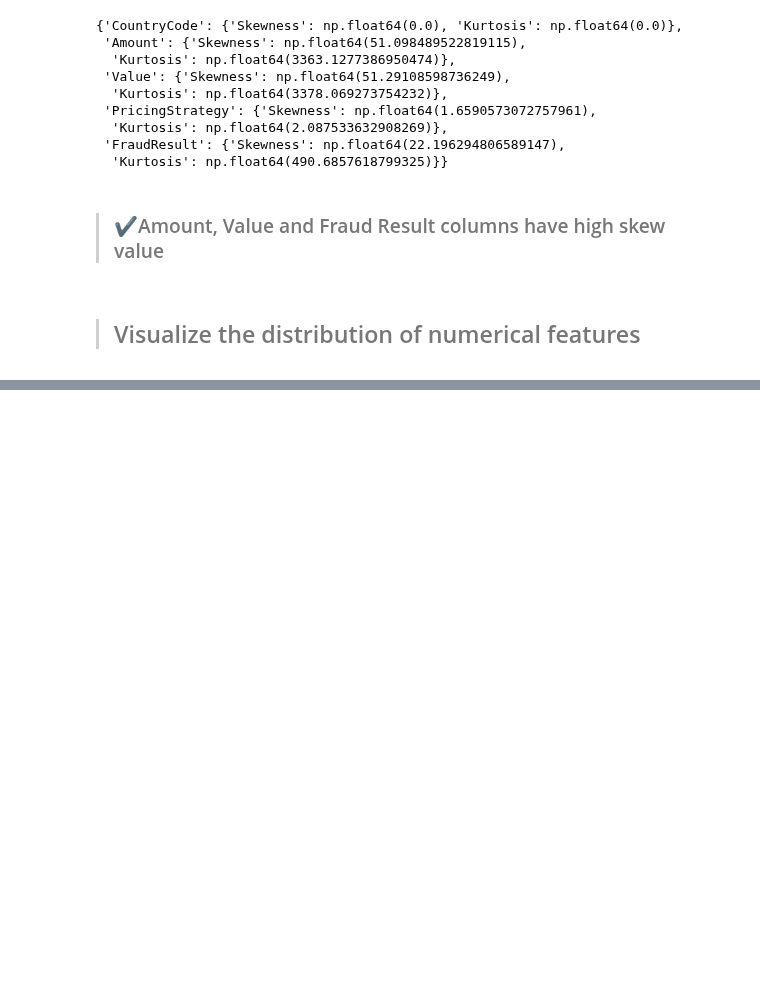
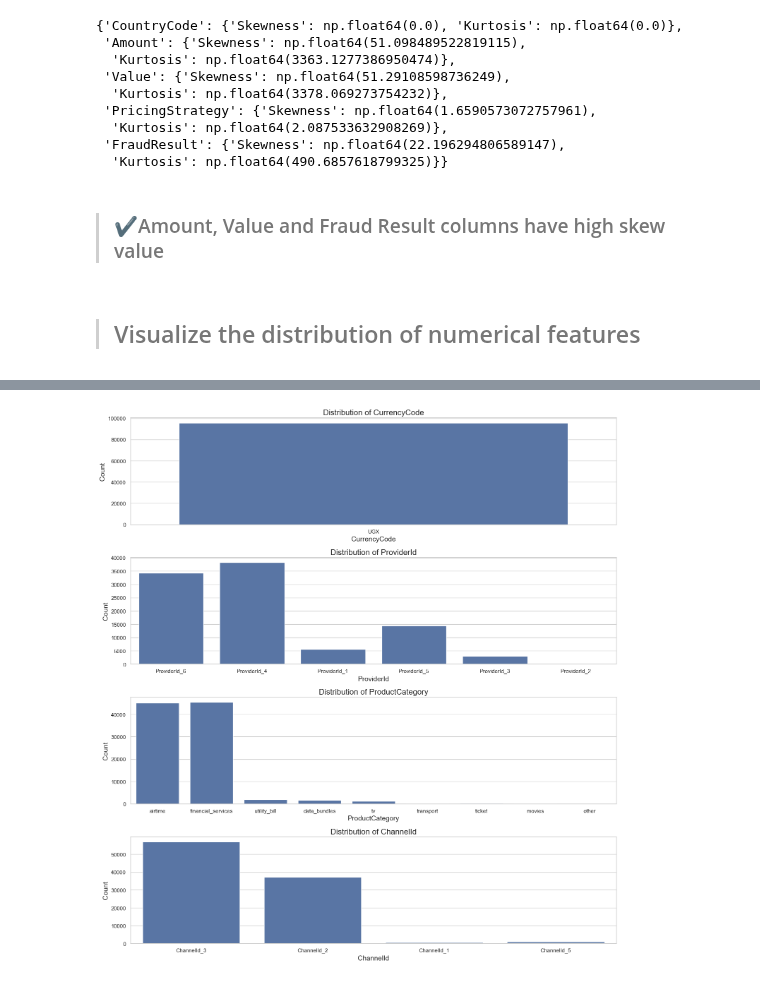
Before and after one commit to hanaDemma/Credit-Scoring_and_Risk-Analysis-week-6, a Jupyter notebook: notebooks/exploratory_analysis.ipynb, the cells around one changed output, grey strips where cells are left out. Saved outputs shown, nothing was run; the diff lists cells and outputs as text; code cells hidden in the pictures; blank space fills up the shorter version.

Commit message:
Distribution of Categorical Features

```diff
--- a/notebooks/exploratory_analysis.ipynb
+++ b/notebooks/exploratory_analysis.ipynb
@@ -187,0 +216,8 @@ visualize_numerical_features(data)
+# %%
+from scripts.visualize import visualize_categorical_features
+data1 = data[[ 'CurrencyCode', 'CountryCode', 'ProviderId',
+       'ProductCategory', 'ChannelId', 'Amount', 'Value',
+       'PricingStrategy', 'FraudResult']]
+visualize_categorical_features(data1)
+# %% [output]
+[figure, added]
```
Also changed, not shown: parts of 8 cells of this notebook, 1 other file.
